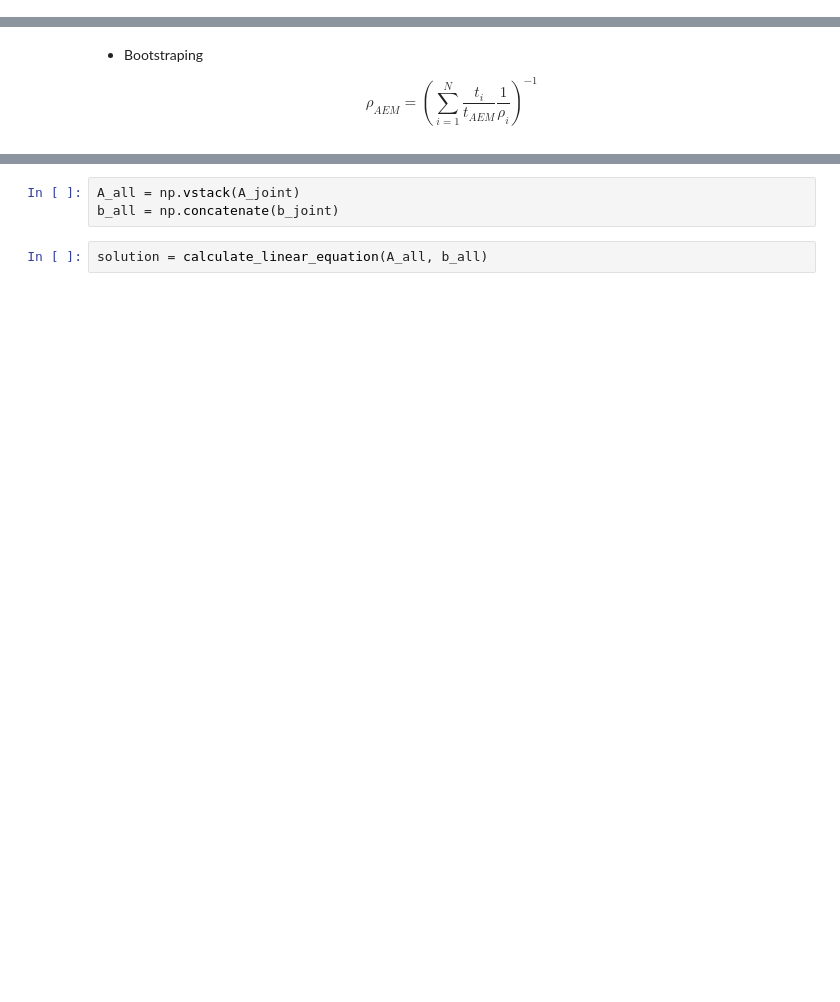
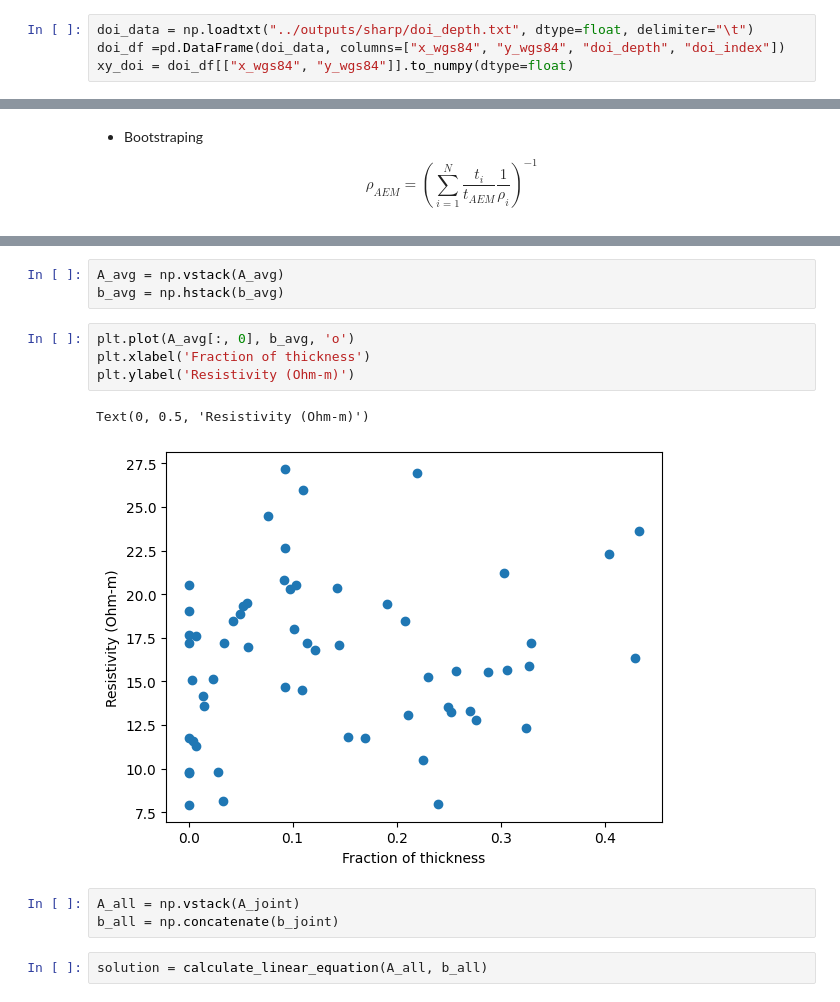
Before and after one commit to emgeolab/alberta_atem, a Jupyter notebook: notebooks/well_analysis.ipynb, the cells around one changed output, grey strips where cells are left out. Cells and saved outputs as stored; diff of their text form; blank space fills up the shorter version.

```diff
--- a/notebooks/well_analysis.ipynb
+++ b/notebooks/well_analysis.ipynb
@@ -781,3 +904,7 @@ array([  1.  ,   3.17,   5.71,   8.68,  12.15,  16.22,  20.98,  26.55,
+# %%
+doi_data = np.loadtxt("../outputs/sharp/doi_depth.txt", dtype=float, delimiter="\t")
+doi_df =pd.DataFrame(doi_data, columns=["x_wgs84", "y_wgs84", "doi_depth", "doi_index"])
+xy_doi = doi_df[["x_wgs84", "y_wgs84"]].to_numpy(dtype=float)
 # %%
 def nearest_resistivity_at_xy(x, y):
     """Return the nearest ATEM location and its resistivity profile."""
@@ -1040,3 +1308,13 @@ for idx in range(len(well_df)):
+# %%
+A_avg = np.vstack(A_avg)
+b_avg = np.hstack(b_avg)
+# %%
+plt.plot(A_avg[:, 0], b_avg, 'o')
+plt.xlabel('Fraction of thickness')
+plt.ylabel('Resistivity (Ohm-m)')
+# %% [output]
+Text(0, 0.5, 'Resistivity (Ohm-m)')
+[figure, added]
 # %%
 A_all = np.vstack(A_joint)
 b_all = np.concatenate(b_joint)
```
Also changed, not shown: parts of 31 cells of this notebook, 16 other files.
